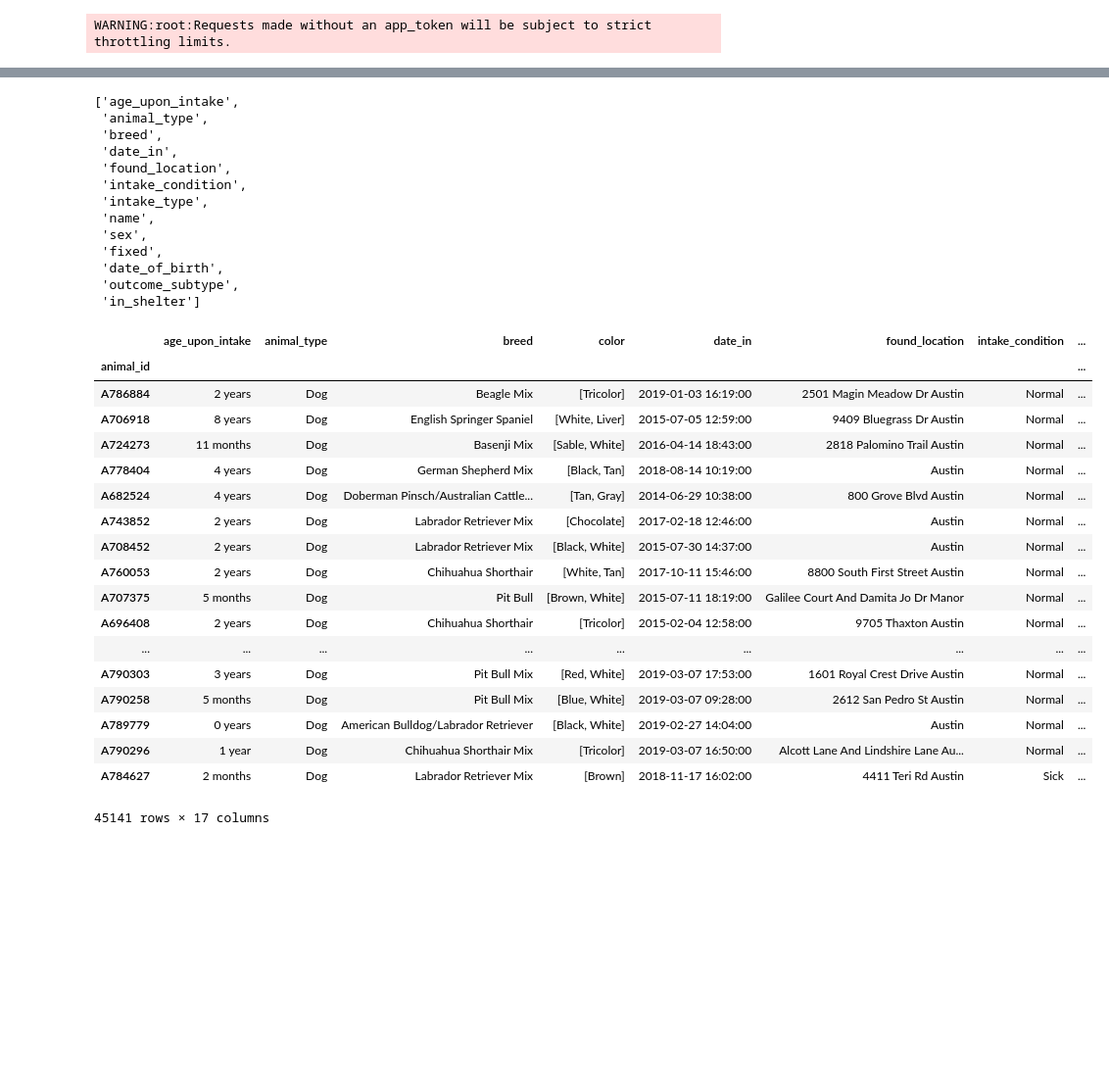
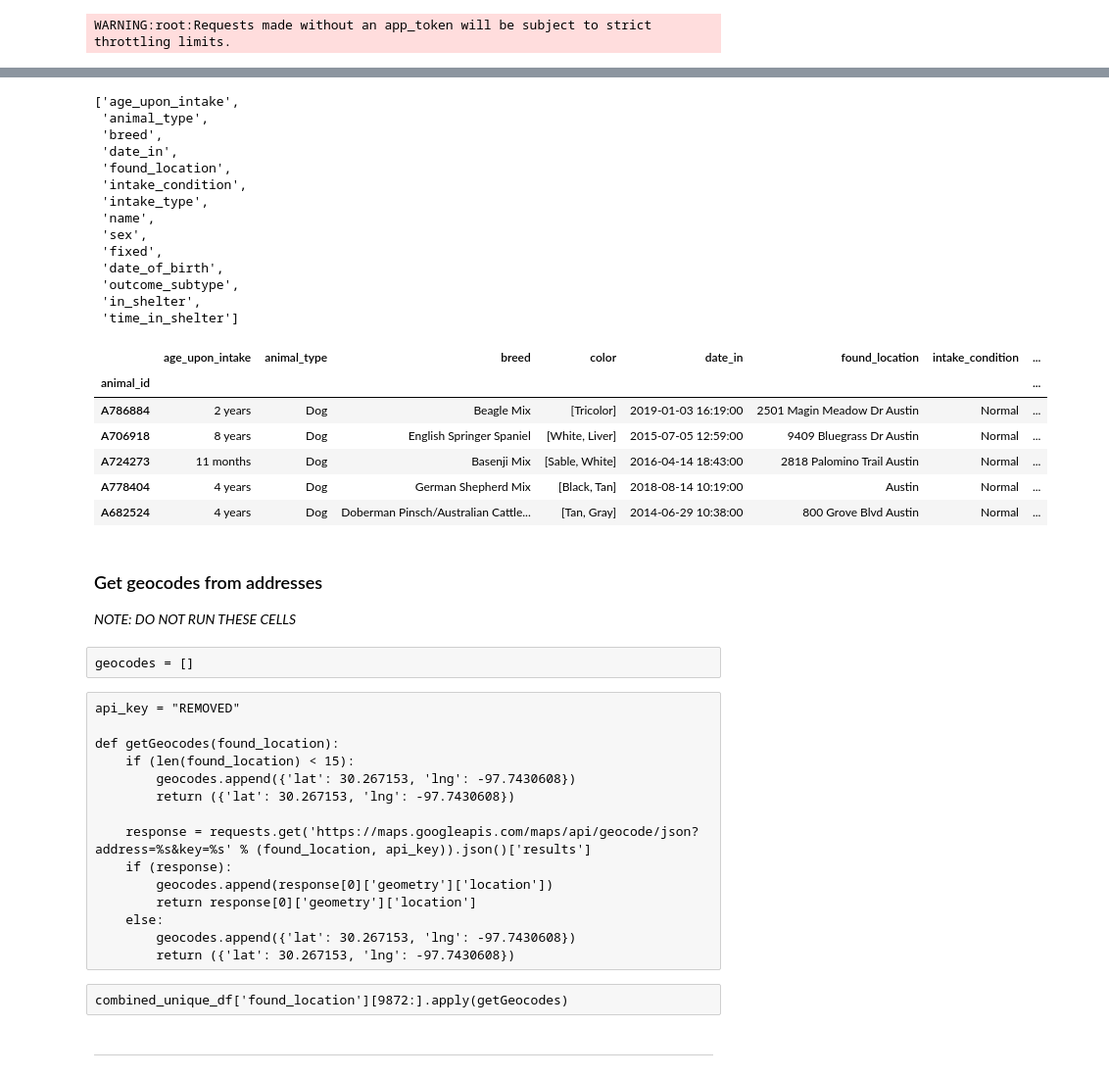
Before and after one commit to rohanvembar/data-science-project, a Jupyter notebook: notebooks/Data Collection and Cleaning.ipynb, the cells around one changed output, grey strips where cells are left out. Shown: that part at 98% size. Drawn from its saved outputs; the diff is of its cells as text; code cells hidden in the pictures; blank space fills up the shorter version.

Commit message:
add geocode data and exported csv

```diff
--- a/notebooks/Data Collection and Cleaning.ipynb
+++ b/notebooks/Data Collection and Cleaning.ipynb
@@ -172,5 +95,5 @@ combined_df.loc["A702701"]
 # %%
-features = combined_df.columns.to_list()
+features = combined_df.columns.tolist()
 features.remove("color")
 features.remove("date_out")
 features.remove("outcome_type")
@@ -188,30 +111,44 @@ features
  'fixed',
  'date_of_birth',
  'outcome_subtype',
- 'in_shelter']
+ 'in_shelter',
+ 'time_in_shelter']
 # %%
 combined_df = combined_df.drop_duplicates(subset=features)
 # %%
 combined_unique_df = combined_df[~combined_df.index.duplicated(keep='first')]
 # %%
-combined_unique_df
+combined_unique_df.head()
 # %% [output]
 |  | age_upon_intake | animal_type | breed | color | date_in | found_location | intake_condition | ... |
 | animal_id |  |  |  |  |  |  |  | ... |
 | A786884 | 2 years | Dog | Beagle Mix | [Tricolor] | 2019-01-03 16:19:00 | 2501 Magin Meadow Dr Austin | Normal | ... |
 | A706918 | 8 years | Dog | English Springer Spaniel | [White, Liver] | 2015-07-05 12:59:00 | 9409 Bluegrass Dr Austin | Normal | ... |
 | A724273 | 11 months | Dog | Basenji Mix | [Sable, White] | 2016-04-14 18:43:00 | 2818 Palomino Trail Austin | Normal | ... |
 | A778404 | 4 years | Dog | German Shepherd Mix | [Black, Tan] | 2018-08-14 10:19:00 | Austin | Normal | ... |
 | A682524 | 4 years | Dog | Doberman Pinsch/Australian Cattle... | [Tan, Gray] | 2014-06-29 10:38:00 | 800 Grove Blvd Austin | Normal | ... |
-| A743852 | 2 years | Dog | Labrador Retriever Mix | [Chocolate] | 2017-02-18 12:46:00 | Austin | Normal | ... |
-| A708452 | 2 years | Dog | Labrador Retriever Mix | [Black, White] | 2015-07-30 14:37:00 | Austin | Normal | ... |
-| A760053 | 2 years | Dog | Chihuahua Shorthair | [White, Tan] | 2017-10-11 15:46:00 | 8800 South First Street Austin | Normal | ... |
-| A707375 | 5 months | Dog | Pit Bull | [Brown, White] | 2015-07-11 18:19:00 | Galilee Court And Damita Jo Dr Manor | Normal | ... |
-| A696408 | 2 years | Dog | Chihuahua Shorthair | [Tricolor] | 2015-02-04 12:58:00 | 9705 Thaxton Austin | Normal | ... |
-| ... | ... | ... | ... | ... | ... | ... | ... | ... |
-| A790303 | 3 years | Dog | Pit Bull Mix | [Red, White] | 2019-03-07 17:53:00 | 1601 Royal Crest Drive Austin | Normal | ... |
-| A790258 | 5 months | Dog | Pit Bull Mix | [Blue, White] | 2019-03-07 09:28:00 | 2612 San Pedro St Austin | Normal | ... |
-| A789779 | 0 years | Dog | American Bulldog/Labrador Retriever | [Black, White] | 2019-02-27 14:04:00 | Austin | Normal | ... |
-| A790296 | 1 year | Dog | Chihuahua Shorthair Mix | [Tricolor] | 2019-03-07 16:50:00 | Alcott Lane And Lindshire Lane Au... | Normal | ... |
-| A784627 | 2 months | Dog | Labrador Retriever Mix | [Brown] | 2018-11-17 16:02:00 | 4411 Teri Rd Austin | Sick | ... |
-45141 rows × 17 columns
+# %% [markdown]
+### Get geocodes from addresses
+
+*NOTE: DO NOT RUN THESE CELLS*
+# %% [raw]
+geocodes = []
+# %% [raw]
+api_key = "REMOVED"
+
+def getGeocodes(found_location):
+    if (len(found_location) < 15):
+        geocodes.append({'lat': 30.267153, 'lng': -97.7430608})
+        return ({'lat': 30.267153, 'lng': -97.7430608})
+
+    response = requests.get('https://maps.googleapis.com/maps/api/geocode/json?address=%s&key=%s' % (found_location, api_key)).json()['results']
+    if (response):
+        geocodes.append(response[0]['geometry']['location'])
+        return response[0]['geometry']['location']
+    else:
+        geocodes.append({'lat': 30.267153, 'lng': -97.7430608})
+        return ({'lat': 30.267153, 'lng': -97.7430608})
+# %% [raw]
+combined_unique_df['found_location'][9872:].apply(getGeocodes)
+# %% [markdown]
+---
```
Also changed, not shown: parts of 22 cells of this notebook, 5 other files.
